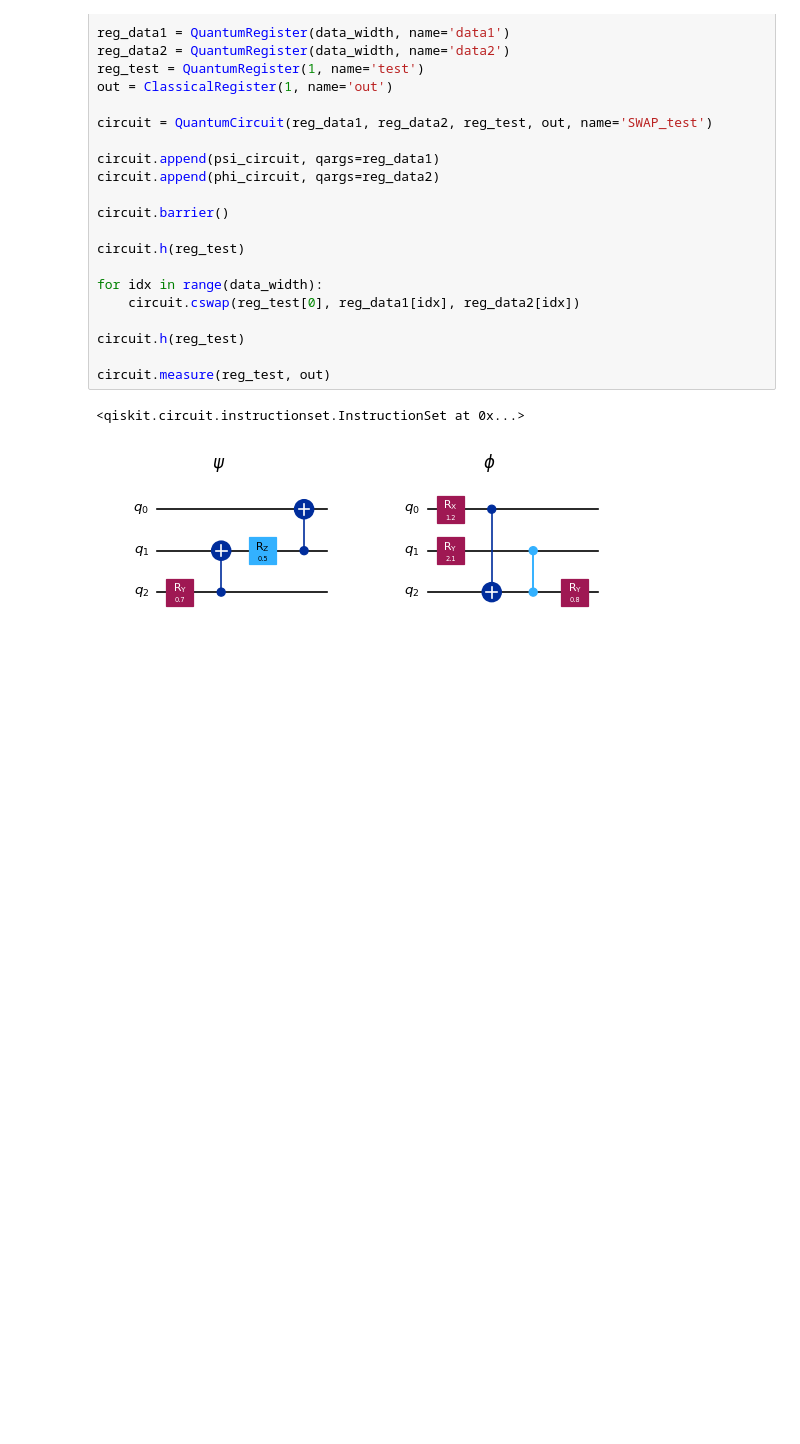
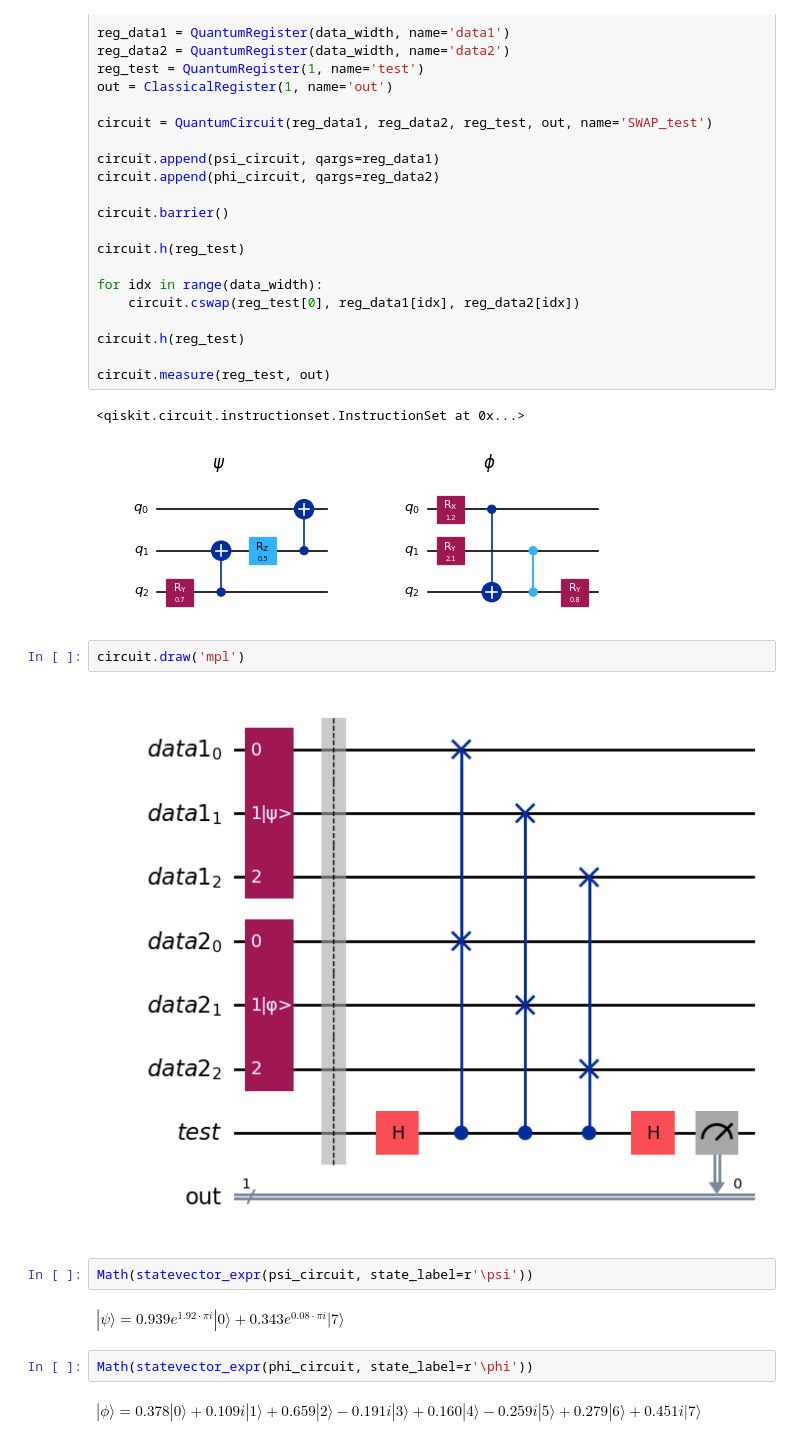
Before and after one commit to miketorii/ProjectX, a Jupyter notebook: Quantum/swap.ipynb, the cells around one changed output. Cells and saved outputs as stored; diff of their text form; blank space fills up the shorter version.

```diff
--- a/Quantum/swap.ipynb
+++ b/Quantum/swap.ipynb
@@ -61,3 +61,15 @@ circuit.measure(reg_test, out)
 # %% [output]
 <qiskit.circuit.instructionset.InstructionSet at 0x...>
 [figure]
+# %%
+circuit.draw('mpl')
+# %% [output]
+[figure, added]
+# %%
+Math(statevector_expr(psi_circuit, state_label=r'\psi'))
+# %% [output]
+$\displaystyle | \psi \rangle = 0.939e^{1.92 \cdot \pi i} |0\rangle + 0.343e^{0.08 \cdot \pi i} |7\rangle$
+# %%
+Math(statevector_expr(phi_circuit, state_label=r'\phi'))
+# %% [output]
+$\displaystyle | \phi \rangle = 0.378 |0\rangle + 0.109i |1\rangle + 0.659 |2\rangle - 0.191i |3\rangle + 0.160 |4\rangle - 0.259i |5\rangle + 0.279 |6\rangle + 0.451i |7\rangle$
```
Also changed, not shown: parts of 3 cells of this notebook.
